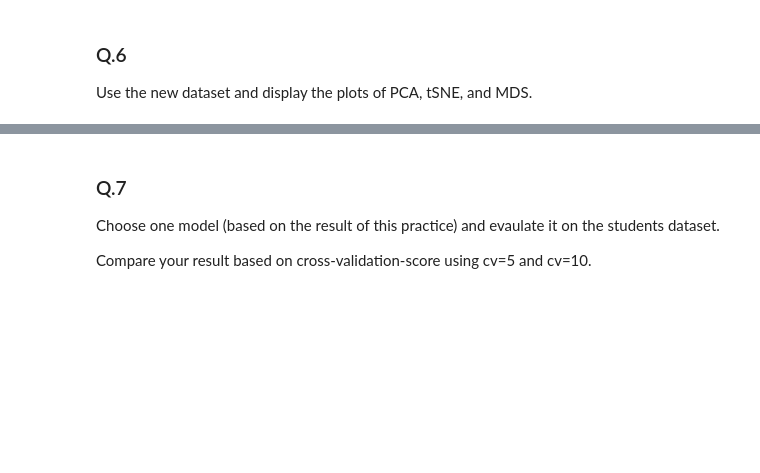
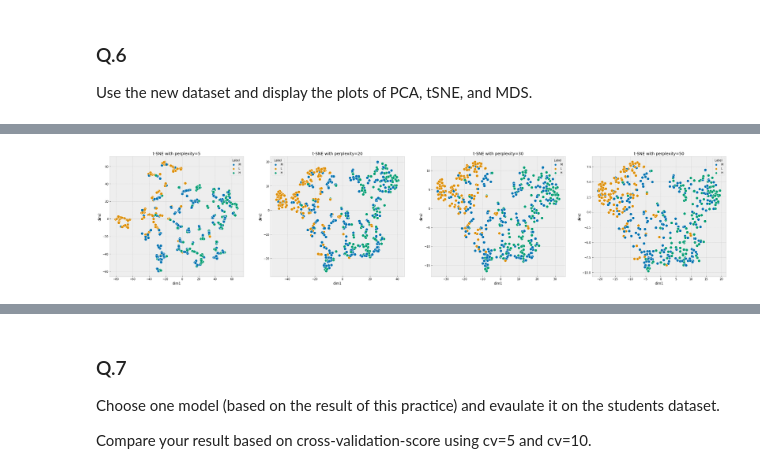
Before and after one commit to OrPerets/ml-for-business-analytics, a Jupyter notebook: practices/workshop/Students Performance Analysis.ipynb, the cells around one changed output, grey strips where cells are left out. Drawn from its saved outputs; the diff is of its cells as text; code cells hidden in the pictures; blank space fills up the shorter version.

```diff
--- a/practices/workshop/Students Performance Analysis.ipynb
+++ b/practices/workshop/Students Performance Analysis.ipynb
@@ -149,0 +318,4 @@ def plot_MDS(data, labels):
+# %%
+plot_tSNE(X, y)
+# %% [output]
+[figure, added]
```
Also changed, not shown: parts of 31 cells of this notebook.
